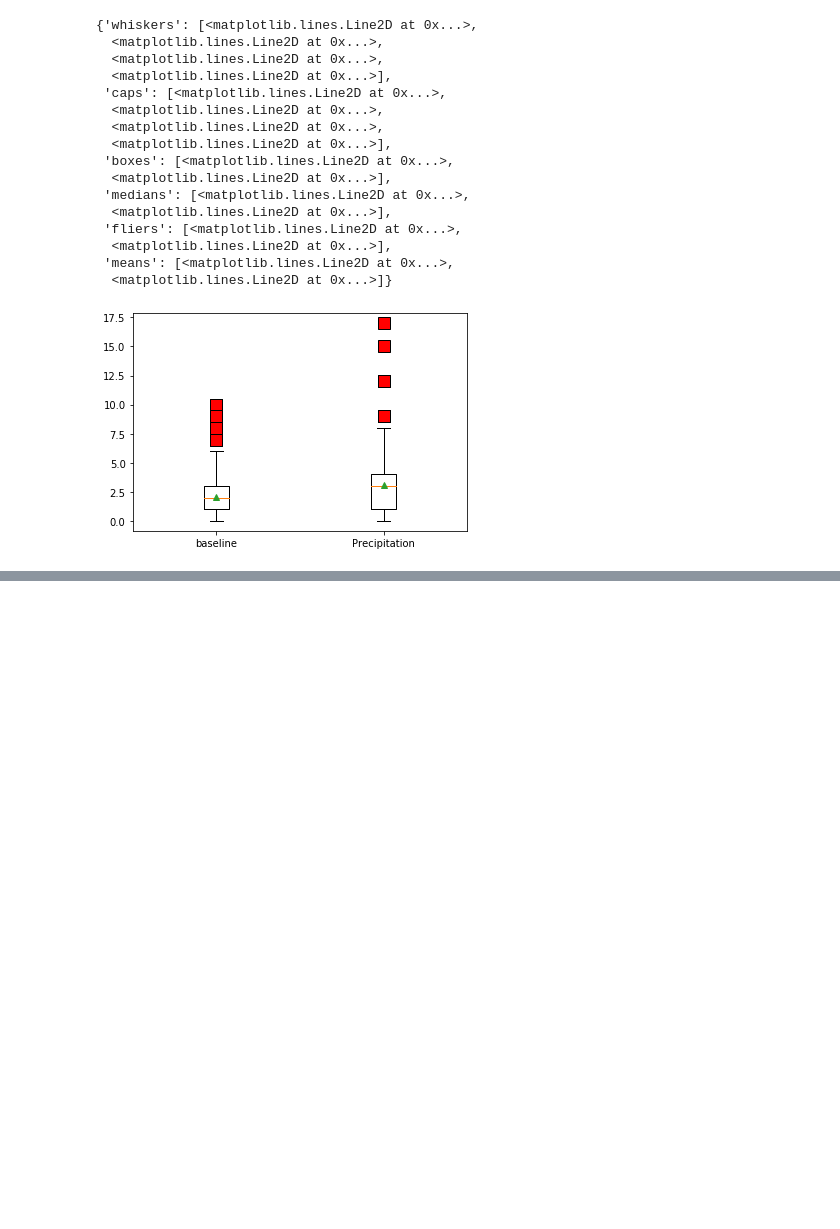
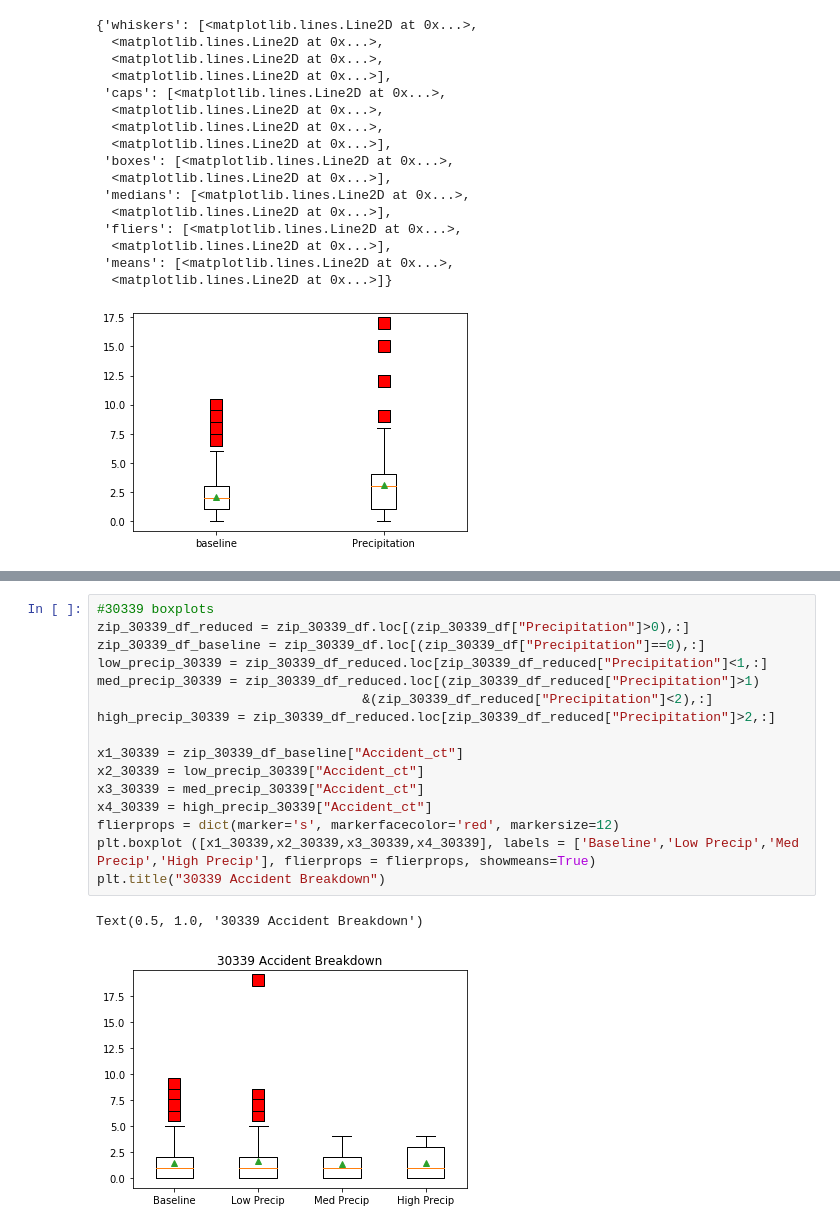
Before and after one commit to alexcaughman/iteration_station, a Jupyter notebook: Analysis_AP_7_4_20.ipynb, the cells around one changed output, grey strips where cells are left out. Saved outputs shown, nothing was run; the diff lists cells and outputs as text; blank space fills up the shorter version.

```diff
--- a/Analysis_AP_7_4_20.ipynb
+++ b/Analysis_AP_7_4_20.ipynb
@@ -148,0 +166,19 @@ plt.boxplot ([x2,x4,x5,x6], labels = ['baseline','Low Precip','Med Precip','High
+# %%
+#30339 boxplots
+zip_30339_df_reduced = zip_30339_df.loc[(zip_30339_df["Precipitation"]>0),:]
+zip_30339_df_baseline = zip_30339_df.loc[(zip_30339_df["Precipitation"]==0),:]
+low_precip_30339 = zip_30339_df_reduced.loc[zip_30339_df_reduced["Precipitation"]<1,:]
+med_precip_30339 = zip_30339_df_reduced.loc[(zip_30339_df_reduced["Precipitation"]>1)
+                                  &(zip_30339_df_reduced["Precipitation"]<2),:]
+high_precip_30339 = zip_30339_df_reduced.loc[zip_30339_df_reduced["Precipitation"]>2,:]
+
+x1_30339 = zip_30339_df_baseline["Accident_ct"]
+x2_30339 = low_precip_30339["Accident_ct"]
+x3_30339 = med_precip_30339["Accident_ct"]
+x4_30339 = high_precip_30339["Accident_ct"]
+flierprops = dict(marker='s', markerfacecolor='red', markersize=12)
+plt.boxplot ([x1_30339,x2_30339,x3_30339,x4_30339], labels = ['Baseline','Low Precip','Med Precip','High Precip'], flierprops = flierprops, showmeans=True)
+plt.title("30339 Accident Breakdown")
+# %% [output]
+Text(0.5, 1.0, '30339 Accident Breakdown')
+[figure, added]
```
Also changed, not shown: parts of 13 cells of this notebook.
